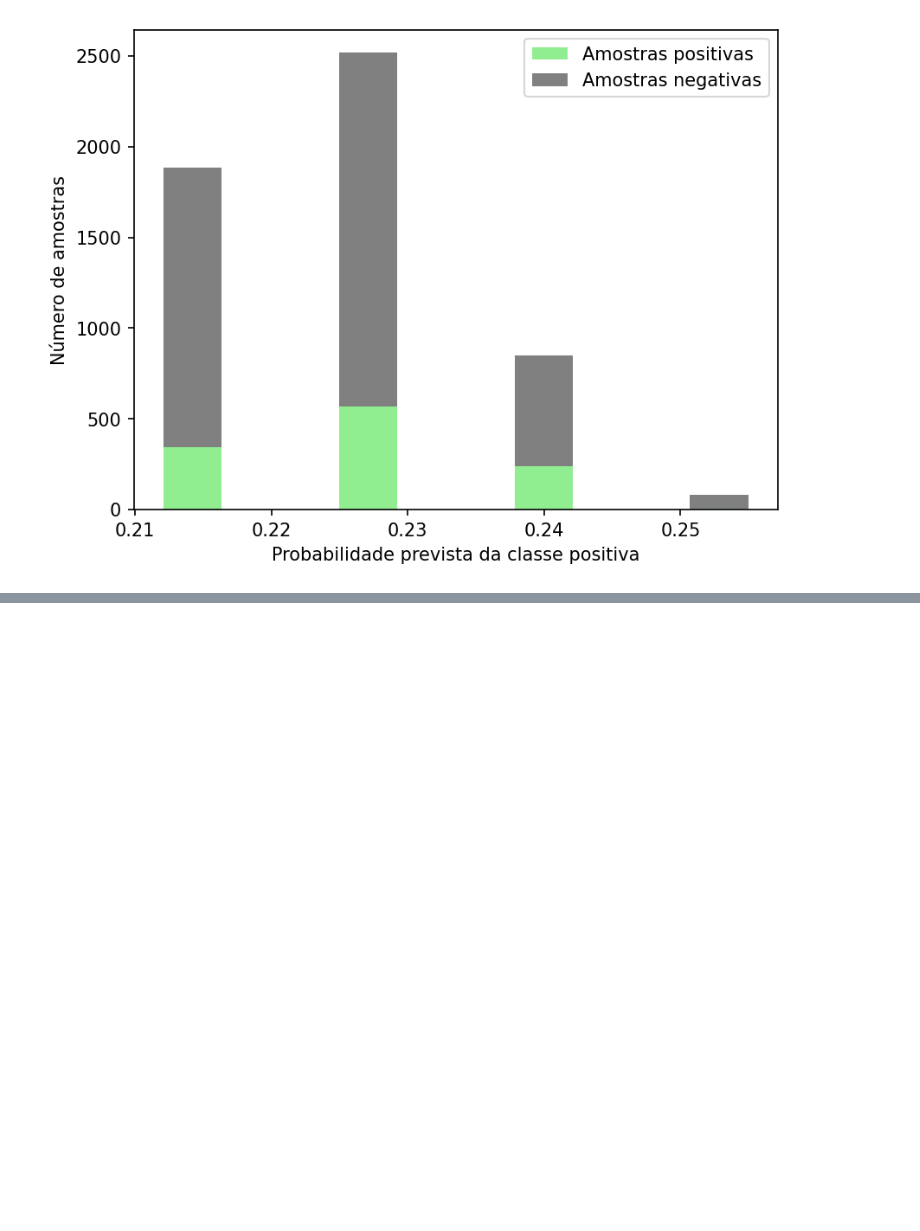
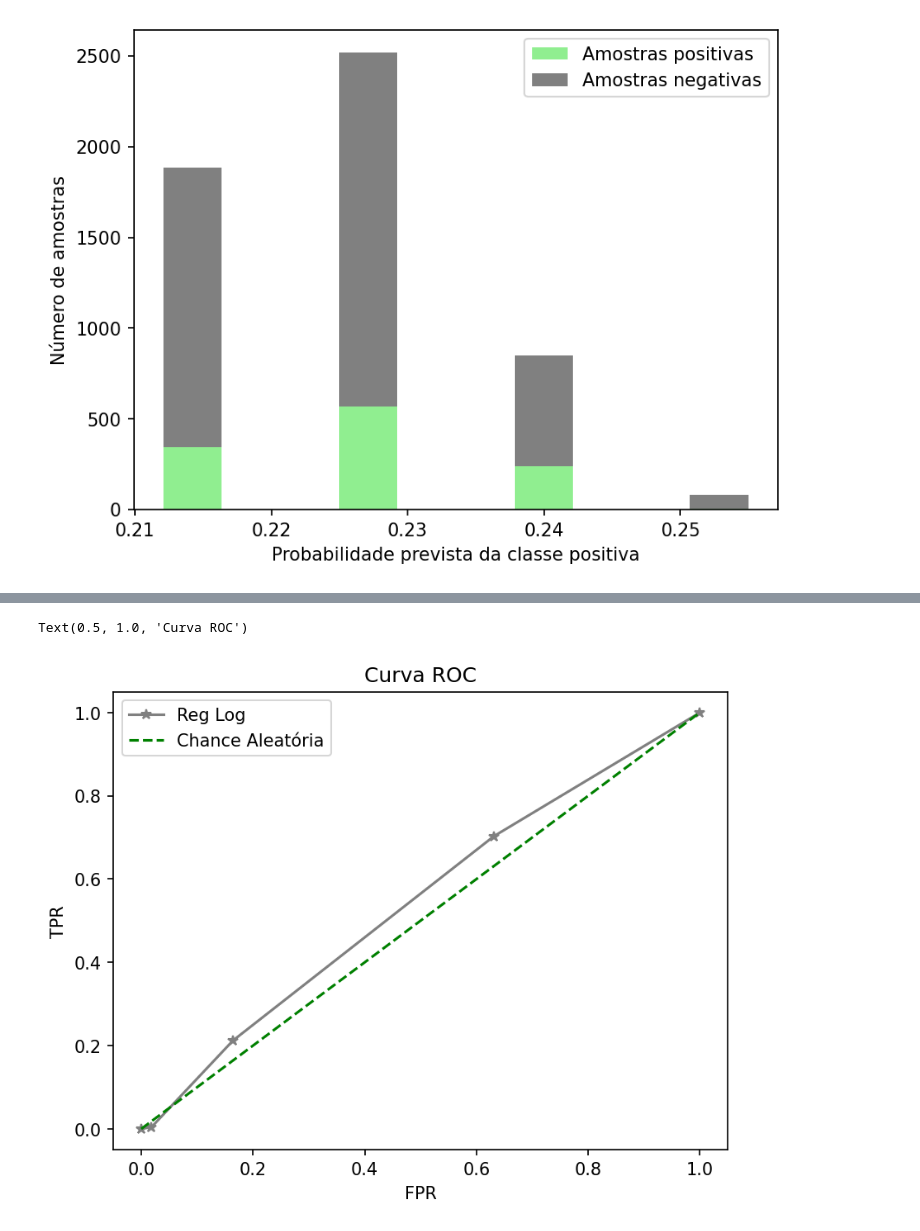
Before and after one commit to marcosvnespolo/Previsao_Inadimplencia, a Jupyter notebook: Previsão_Inadimplência.ipynb, the cells around one changed output, grey strips where cells are left out. Saved outputs shown, nothing was run; the diff lists cells and outputs as text; code cells hidden in the pictures; blank space fills up the shorter version.

```diff
--- a/Previsão_Inadimplência.ipynb
+++ b/Previsão_Inadimplência.ipynb
@@ -1139,0 +1146,12 @@ Text(0, 0.5, 'Número de amostras')
+# %%
+fpr, tpr, thresholds = metrics.roc_curve(y_test, pos_proba)
+# %%
+plt.plot(fpr, tpr, '*-', color='gray')
+plt.plot([0, 1], [0, 1], 'g--')
+plt.legend(['Reg Log', 'Chance Aleatória'])
+plt.xlabel('FPR')
+plt.ylabel('TPR')
+plt.title('Curva ROC')
+# %% [output]
+Text(0.5, 1.0, 'Curva ROC')
+[figure, added]
```
Also changed, not shown: parts of 26 cells of this notebook.
